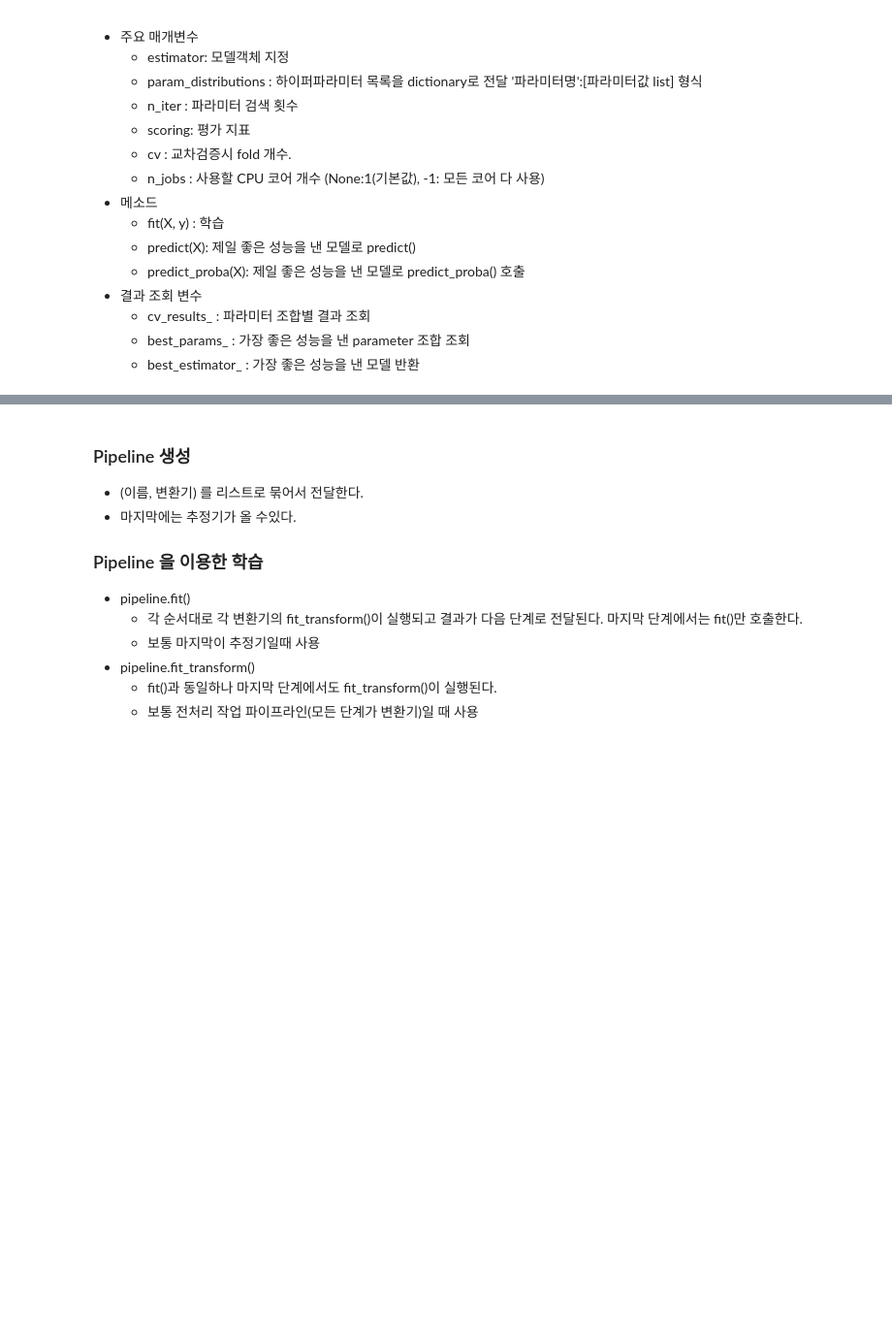
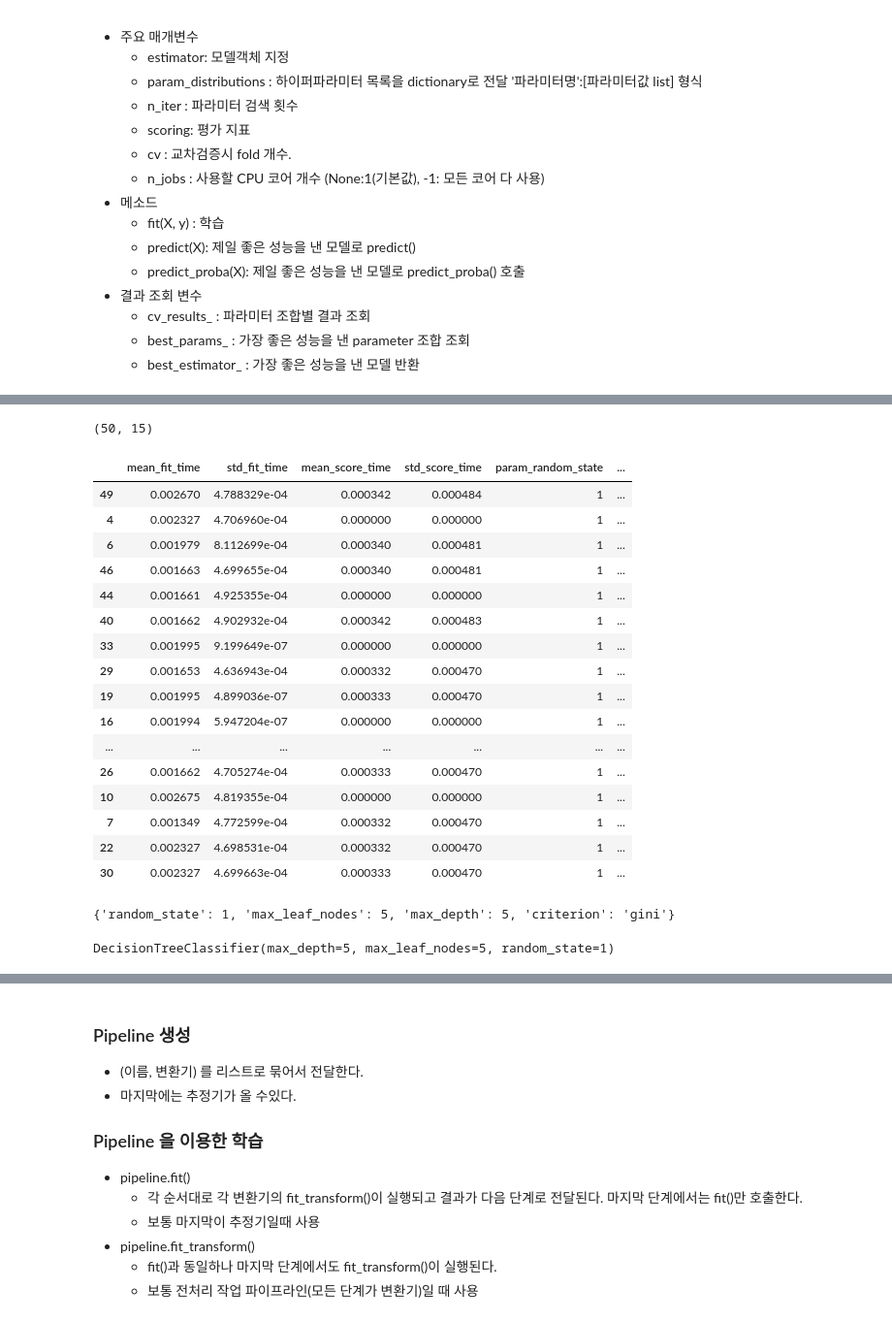
Before and after one commit to Slangoij/TIL_TodayILearned, a Jupyter notebook: 07. 머신러닝/06_과적합_일반화_그리드서치_파이프라인.ipynb, the cells around one changed output, grey strips where cells are left out. Shown: that part at 97% size. Drawn from its saved outputs; the diff is of its cells as text; code cells hidden in the pictures; blank space fills up the shorter version.

```diff
--- a/07. 머신러닝/06_과적합_일반화_그리드서치_파이프라인.ipynb
+++ b/07. 머신러닝/06_과적합_일반화_그리드서치_파이프라인.ipynb
@@ -155,0 +312,17 @@ graph
+# %%
+tree = DecisionTreeClassifier()
+param_grid = {
+    "max_depth":range(1,21),
+    "max_leaf_nodes":range(2,11),
+    "criterion":["gini","entropy"],
+    "random_state":[1]
+}
+n_iter = 50 # 확인할 조합의 개수. default:10
+randomized_search = RandomizedSearchCV(tree,
+                                      param_distributions=param_grid,
+                                      n_iter=n_iter,
+                                      scoring="accuracy",
+                                      cv=3,
+                                      n_jobs=2)
+# %%
+randomized_search.fit(X_train, y_train)
@@ -156,3 +337,36 @@ graph
+# %%
+df = pd.DataFrame(randomized_search.cv_results_)
+df.shape
+# %% [output]
+(50, 15)
+# %%
+df.sort_values("rank_test_score")
+# %% [output]
+|  | mean_fit_time | std_fit_time | mean_score_time | std_score_time | param_random_state | ... |
+| 49 | 0.002670 | 4.788329e-04 | 0.000342 | 0.000484 | 1 | ... |
+| 4 | 0.002327 | 4.706960e-04 | 0.000000 | 0.000000 | 1 | ... |
+| 6 | 0.001979 | 8.112699e-04 | 0.000340 | 0.000481 | 1 | ... |
+| 46 | 0.001663 | 4.699655e-04 | 0.000340 | 0.000481 | 1 | ... |
+| 44 | 0.001661 | 4.925355e-04 | 0.000000 | 0.000000 | 1 | ... |
+| 40 | 0.001662 | 4.902932e-04 | 0.000342 | 0.000483 | 1 | ... |
+| 33 | 0.001995 | 9.199649e-07 | 0.000000 | 0.000000 | 1 | ... |
+| 29 | 0.001653 | 4.636943e-04 | 0.000332 | 0.000470 | 1 | ... |
+| 19 | 0.001995 | 4.899036e-07 | 0.000333 | 0.000470 | 1 | ... |
+| 16 | 0.001994 | 5.947204e-07 | 0.000000 | 0.000000 | 1 | ... |
+| ... | ... | ... | ... | ... | ... | ... |
+| 26 | 0.001662 | 4.705274e-04 | 0.000333 | 0.000470 | 1 | ... |
+| 10 | 0.002675 | 4.819355e-04 | 0.000000 | 0.000000 | 1 | ... |
+| 7 | 0.001349 | 4.772599e-04 | 0.000332 | 0.000470 | 1 | ... |
+| 22 | 0.002327 | 4.698531e-04 | 0.000332 | 0.000470 | 1 | ... |
+| 30 | 0.002327 | 4.699663e-04 | 0.000333 | 0.000470 | 1 | ... |
+# %%
+randomized_search.best_params_
+# %% [output]
+{'random_state': 1, 'max_leaf_nodes': 5, 'max_depth': 5, 'criterion': 'gini'}
+# %%
+randomized_search.best_estimator_
+# %% [output]
+DecisionTreeClassifier(max_depth=5, max_leaf_nodes=5, random_state=1)
 # %% [markdown]
 # 파이프라인 (Pipeline)
 - 개요
```
Also changed, not shown: parts of 38 cells of this notebook.
